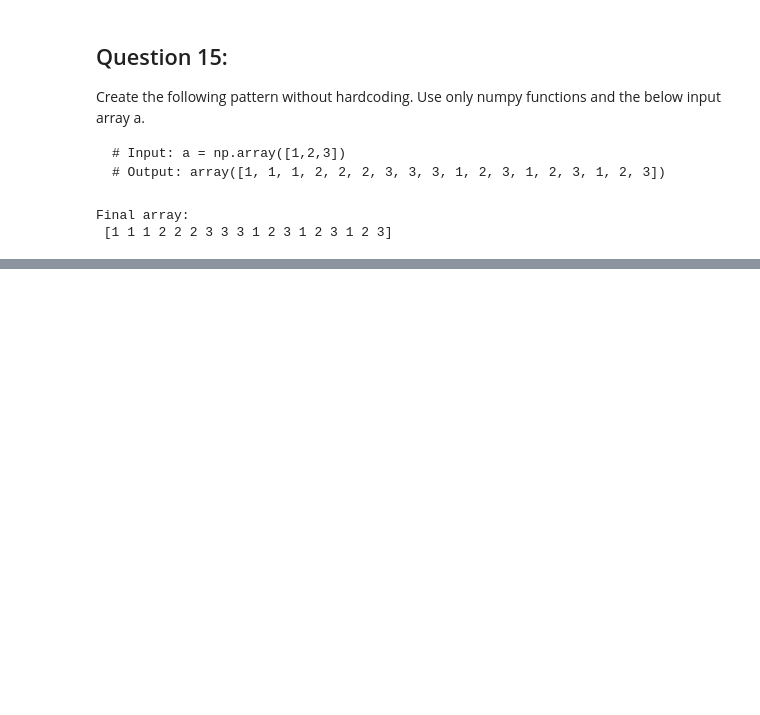
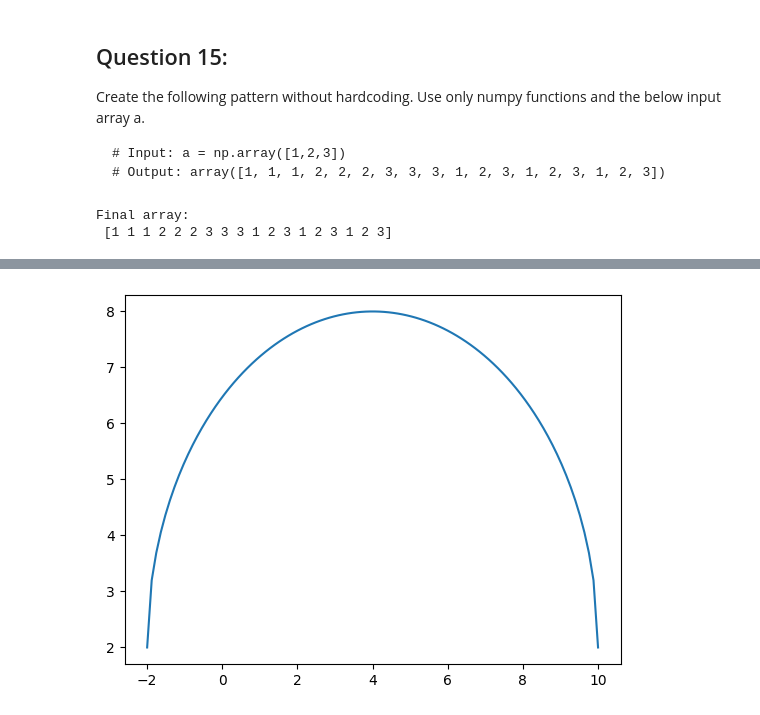
Before and after one commit to muhammad-saad-2006/ai-learning, a Jupyter notebook: week1/numpy-practice.ipynb, the cells around one changed output, grey strips where cells are left out. Cells and saved outputs as stored; diff of their text form; code cells hidden in the pictures; blank space fills up the shorter version.

```diff
--- a/week1/numpy-practice.ipynb
+++ b/week1/numpy-practice.ipynb
@@ -368,0 +530,7 @@ Final array:
+# %%
+x = np.linspace(-2, 10, 100)
+y = np.sqrt(36 - (x-4)**2) + 2
+
+plt.plot(x, y);
+# %% [output]
+[figure, added]
```
Also changed, not shown: parts of 14 cells of this notebook.
